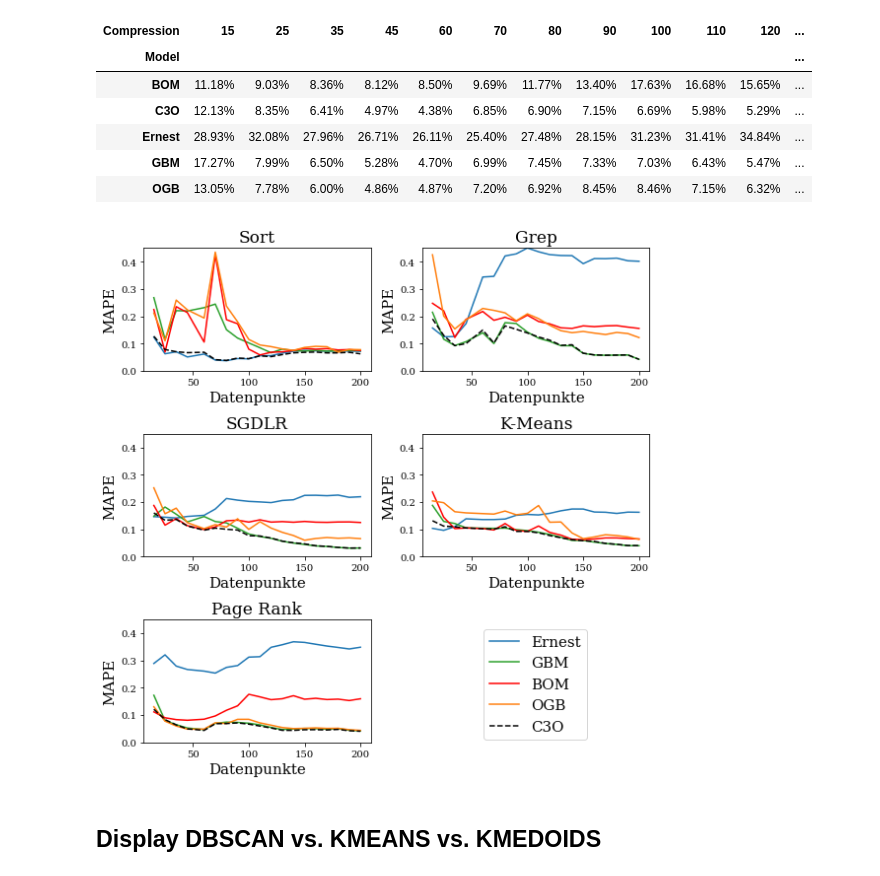
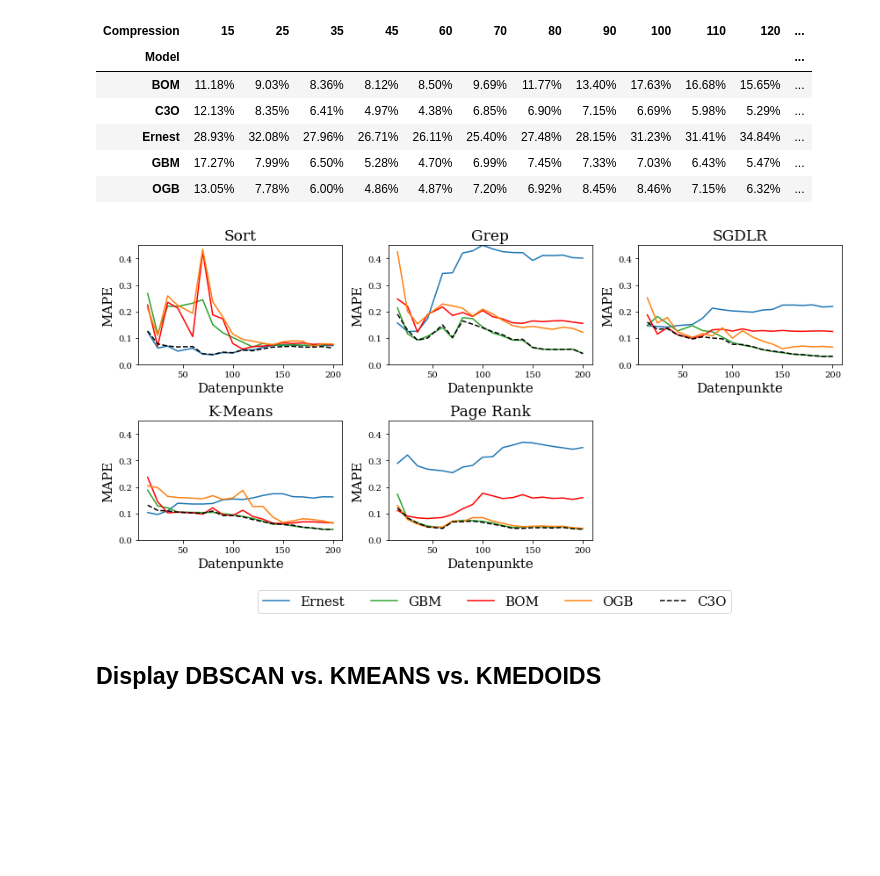
Before and after one commit to RunoXa/c3o-compression-evaluation, a Jupyter notebook: evaluation/training_data_compression_kmedoids.ipynb, the cells around one changed output. Drawn from its saved outputs; the diff is of its cells as text; code cells hidden in the pictures; blank space fills up the shorter version.

Commit message:
Anpassungen an den plots

```diff
--- a/evaluation/training_data_compression_kmedoids.ipynb
+++ b/evaluation/training_data_compression_kmedoids.ipynb
@@ -392,34 +392,34 @@ Page Rank
 # %%
 ff = 'DejaVu Sans'
 ff = 'DejaVu Serif'
 matplotlib.rc('font', family=ff)
 
 model_names = list(map(lambda m:m.name, models))
 
 colors = ['tab:blue', 'tab:green', 'red', 'tab:orange', 'black']
 
-plt.figure(figsize=(8,8))
+plt.figure(figsize=(12,8))
 for i, job in enumerate(jobs):
     results = read_results(job.name)
-    plt.subplot(3,2,i+1)
+    plt.subplot(3,3,i+1)
     plt.title(job.name, fontsize=17)
     for j, model_name in enumerate(model_names):
         y = results.loc[model_name][:]
         x =  results.loc[model_name].keys()
         line = plt.plot(x, y, '--' if model_name=='C3O' else '-', label=model_name, color=colors[j])
 
         plt.xlabel('Datenpunkte', fontsize=15)
         plt.ylabel('MAPE', fontsize=15)
 
         plt.ylim(0, .45)
 
-plt.figlegend(model_names, fontsize=15, loc='lower center', ncol=1, bbox_to_anchor=[0.78, +.07],
+plt.figlegend(model_names, fontsize=15, loc='upper right', ncol=5, bbox_to_anchor=[0.85, +.28],
               bbox_transform=plt.gcf().transFigure)
 plt.tight_layout()
 plt.savefig('compression_kmedoids.pdf', bbox_inches='tight')
 plt.show()
 # %% [output]
-[figure, old version]
+[figure, new version]
 # %% [markdown]
 ## Display DBSCAN vs. KMEANS vs. KMEDOIDS
 # %%
```
Also changed, not shown: 6 other files.
